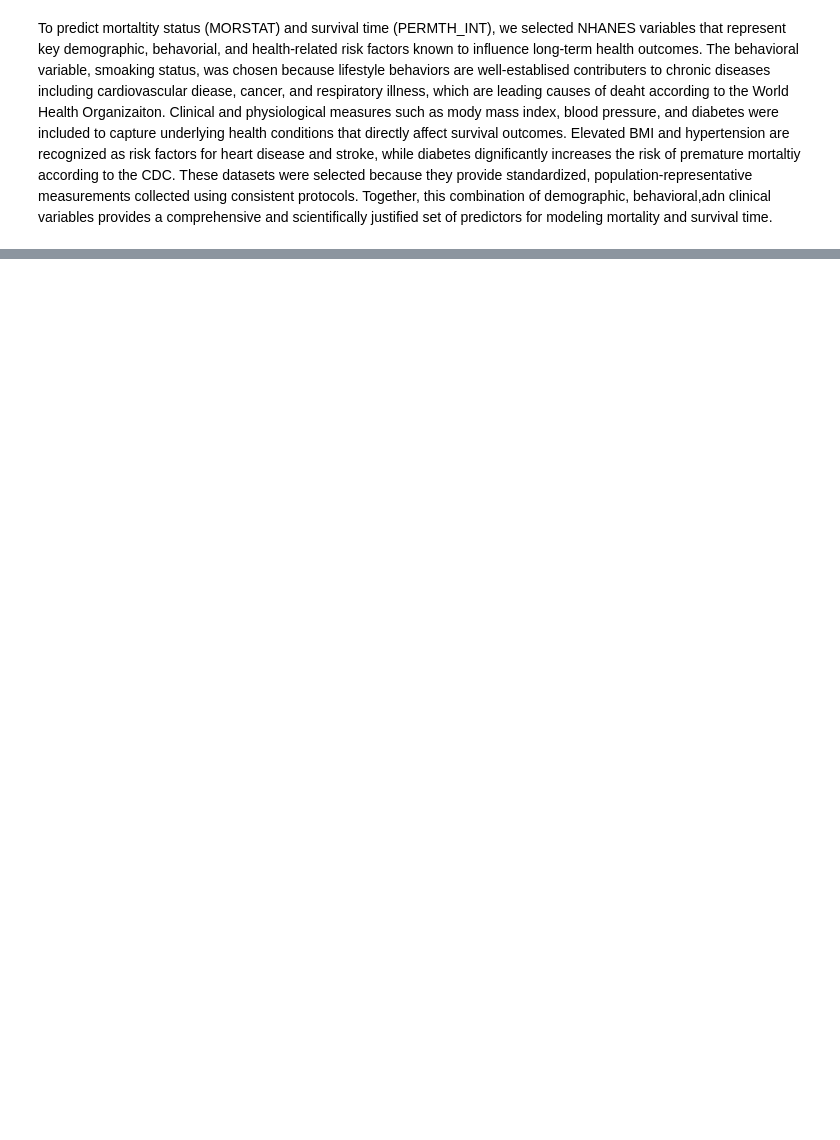
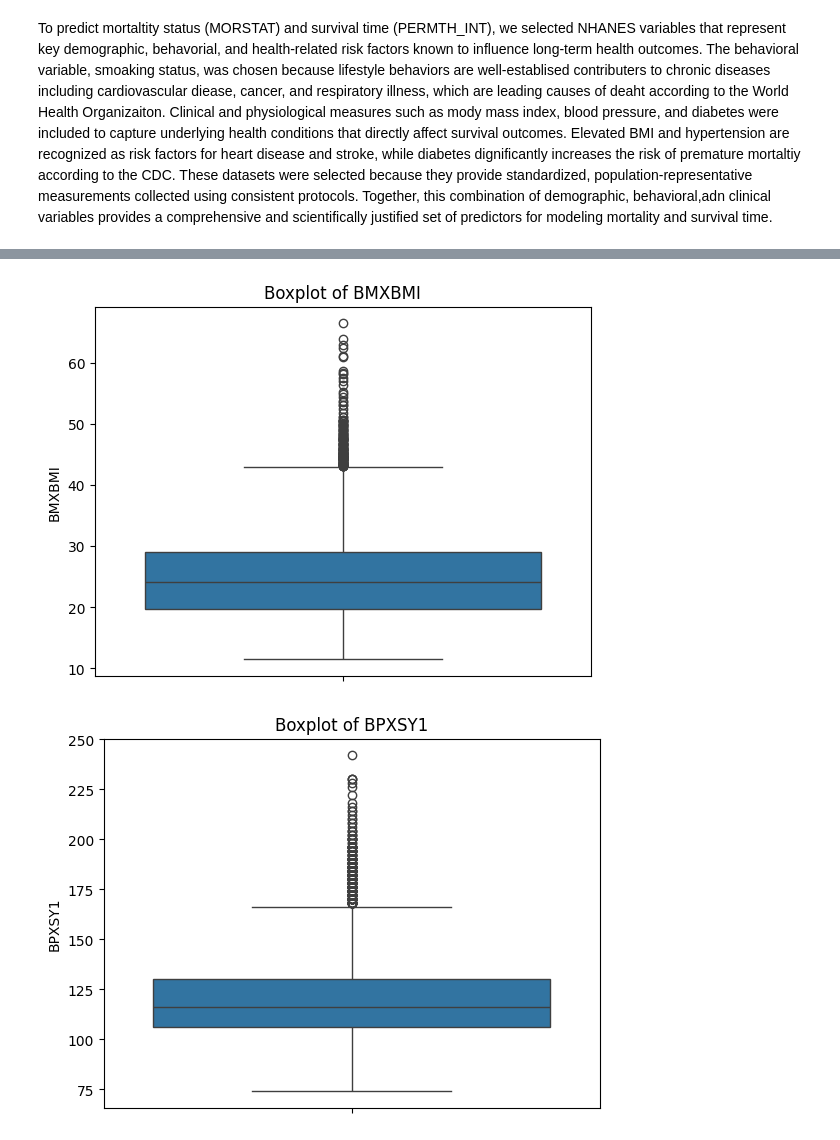
Before and after one commit to aerau05/ds3001proj, a Jupyter notebook: ds3001Proj1.ipynb, the cells around one changed output, grey strips where cells are left out. Saved outputs shown, nothing was run; the diff lists cells and outputs as text; code cells hidden in the pictures; blank space fills up the shorter version.

```diff
--- a/ds3001Proj1.ipynb
+++ b/ds3001Proj1.ipynb
@@ -87,0 +120,11 @@ To predict mortaltity status (MORSTAT) and survival time (PERMTH_INT), we select
+# %%
+# Outlier Detection
+
+for var in ["BMXBMI", "BPXSY1"]:
+    plt.figure()
+    sns.boxplot(y=df[var])
+    plt.title(f"Boxplot of {var}")
+    plt.show()
+# %% [output]
+[figure, added]
+[figure, added]
```
Also changed, not shown: parts of 15 cells of this notebook.
